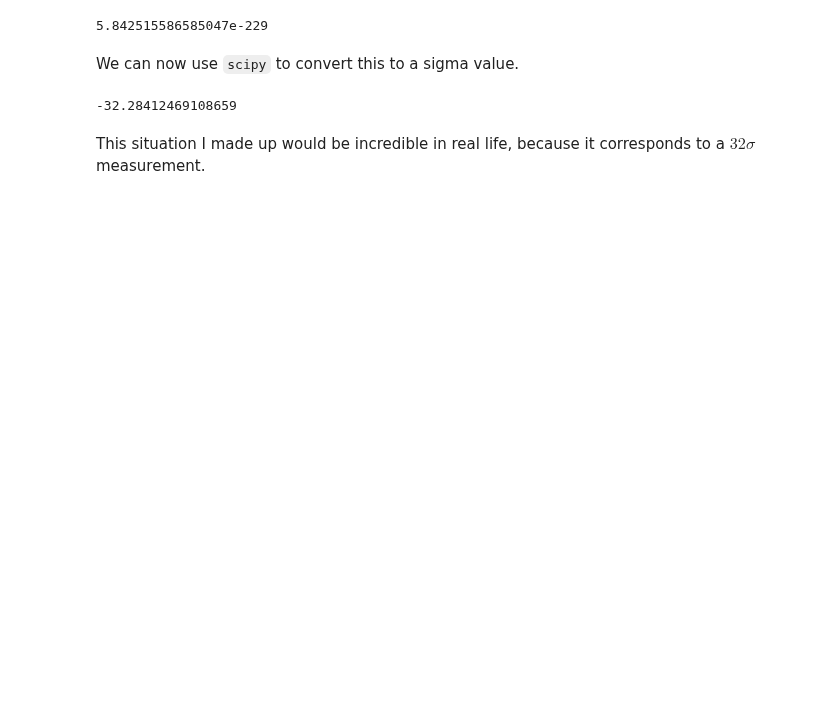
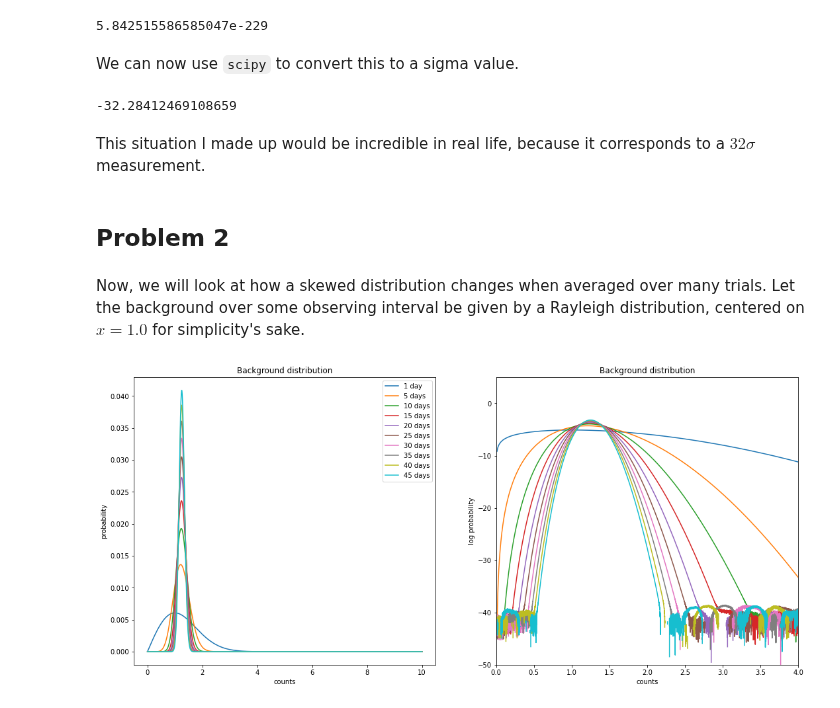
Before and after one commit to jrlivesey/PHYS-434, a Jupyter notebook: Lab_2.ipynb, the cells around one changed output. Drawn from its saved outputs; the diff is of its cells as text; code cells hidden in the pictures; blank space fills up the shorter version.

```diff
--- a/Lab_2.ipynb
+++ b/Lab_2.ipynb
@@ -78,3 +105,39 @@ sigma
 -32.28412469108659
 # %% [markdown]
 This situation I made up would be incredible in real life, because it corresponds to a $32\sigma$ measurement.
+# %% [markdown]
+## Problem 2
+# %% [markdown]
+Now, we will look at how a skewed distribution changes when averaged over many trials. Let the background over some observing interval be given by a Rayleigh distribution, centered on $x = 1.0$ for simplicity's sake.
+# %%
+xx = np.linspace(0, 10, 1000)
+background_1 = [stats.rayleigh.pdf(x) for x in xx]
+# %%
+def background(original, n):
+    background = original
+    for _ in range(n - 1):
+        background = signal.convolve(background, original)
+    return background
+# %%
+days = 50
+
+fig, ax = plt.subplots(1, 2, figsize=(18, 8))
+ax[0].plot(xx, background_1 / sum(background_1), label='1 day')
+ax[1].plot(xx, np.log(background_1 / sum(background_1)))
+for n in np.arange(1, days):
+    if n % 5 == 0:
+        background_n = background(background_1, n)
+        n_range = np.linspace(0, 10, len(background_n))
+        ax[0].plot(n_range, n * background_n / sum(background_n), label=str(n)+' days')
+        ax[1].plot(n_range, np.log(n * background_n / sum(background_n)))
+ax[0].legend(loc=0)
+ax[0].set_title('Background distribution')
+ax[0].set_xlabel('counts')
+ax[0].set_ylabel('probability')
+ax[1].set_title('Background distribution')
+ax[1].set_xlabel('counts')
+ax[1].set_ylabel('log probability')
+ax[1].set_xlim(0, 4)
+ax[1].set_ylim(-50, 5);
+# %% [output]
+[figure, added]
```
Also changed, not shown: parts of 23 cells of this notebook.
